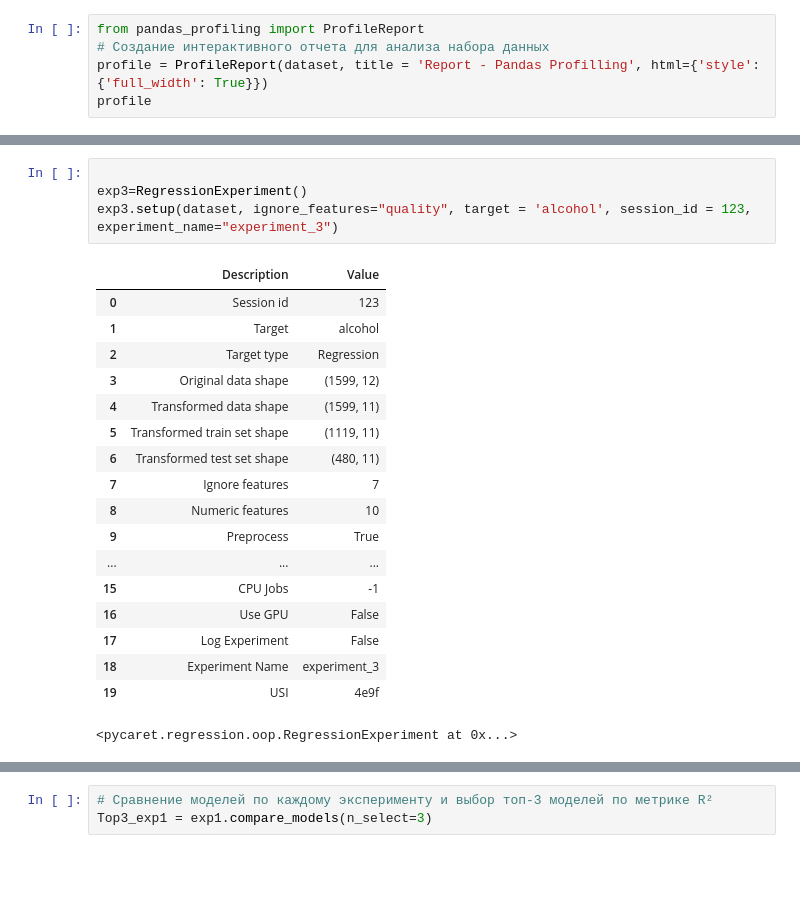
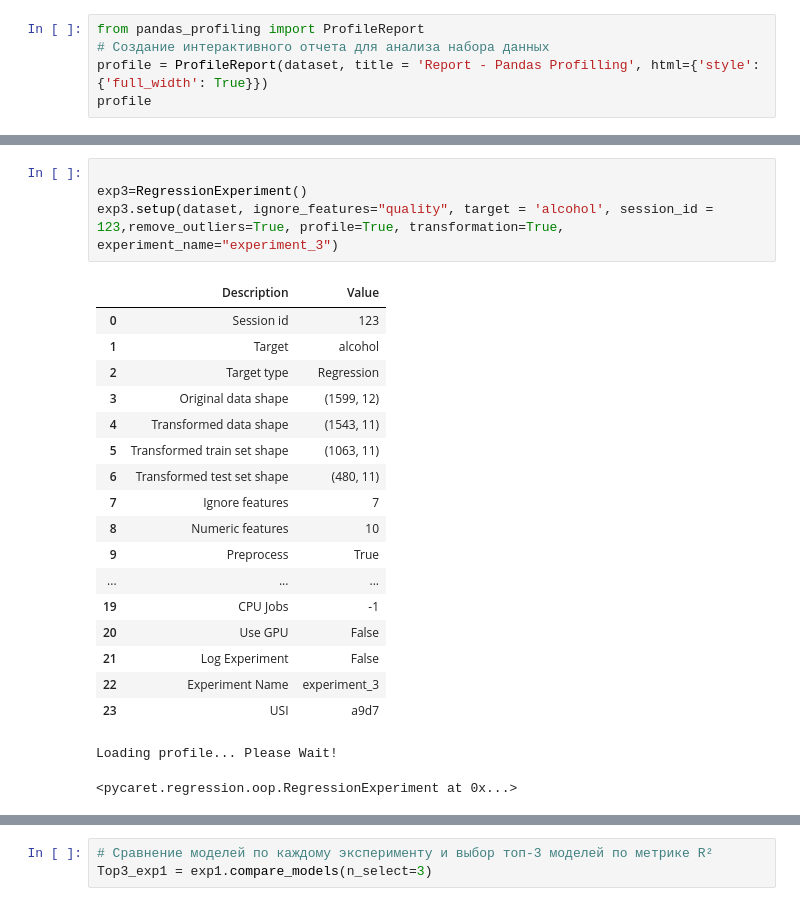
Before and after one commit to villareal593/red-wine, a Jupyter notebook: untitled5.ipynb, the cells around one changed output, grey strips where cells are left out. Cells and saved outputs as stored; diff of their text form; blank space fills up the shorter version.

```diff
--- a/untitled5.ipynb
+++ b/untitled5.ipynb
@@ -190,25 +191,26 @@ exp2.setup(dataset, target = 'alcohol', session_id = 123 )
 # %%
 
 exp3=RegressionExperiment()
-exp3.setup(dataset, ignore_features="quality", target = 'alcohol', session_id = 123, experiment_name="experiment_3")
+exp3.setup(dataset, ignore_features="quality", target = 'alcohol', session_id = 123,remove_outliers=True, profile=True, transformation=True, experiment_name="experiment_3")
 # %% [output]
 |  | Description | Value |
 | 0 | Session id | 123 |
 | 1 | Target | alcohol |
 | 2 | Target type | Regression |
 | 3 | Original data shape | (1599, 12) |
-| 4 | Transformed data shape | (1599, 11) |
-| 5 | Transformed train set shape | (1119, 11) |
+| 4 | Transformed data shape | (1543, 11) |
+| 5 | Transformed train set shape | (1063, 11) |
 | 6 | Transformed test set shape | (480, 11) |
 | 7 | Ignore features | 7 |
 | 8 | Numeric features | 10 |
 | 9 | Preprocess | True |
 | ... | ... | ... |
-| 15 | CPU Jobs | -1 |
-| 16 | Use GPU | False |
-| 17 | Log Experiment | False |
-| 18 | Experiment Name | experiment_3 |
-| 19 | USI | 4e9f |
+| 19 | CPU Jobs | -1 |
+| 20 | Use GPU | False |
+| 21 | Log Experiment | False |
+| 22 | Experiment Name | experiment_3 |
+| 23 | USI | a9d7 |
-<pycaret.regression.oop.RegressionExperiment at 0x...>
+Loading profile... Please Wait!
+<pycaret.regression.oop.RegressionExperiment at 0x...>
 # %%
 exp4=RegressionExperiment()
```
Also changed, not shown: parts of 3 cells of this notebook.
